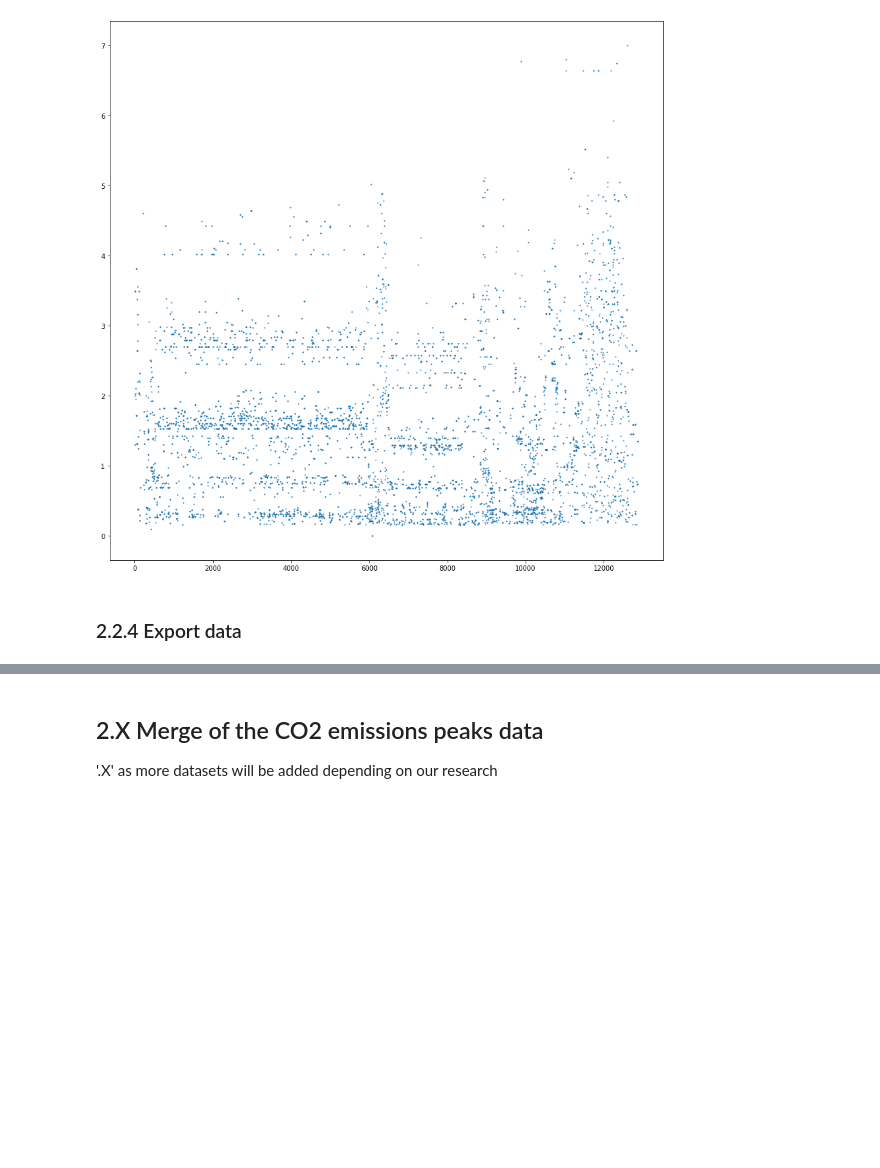
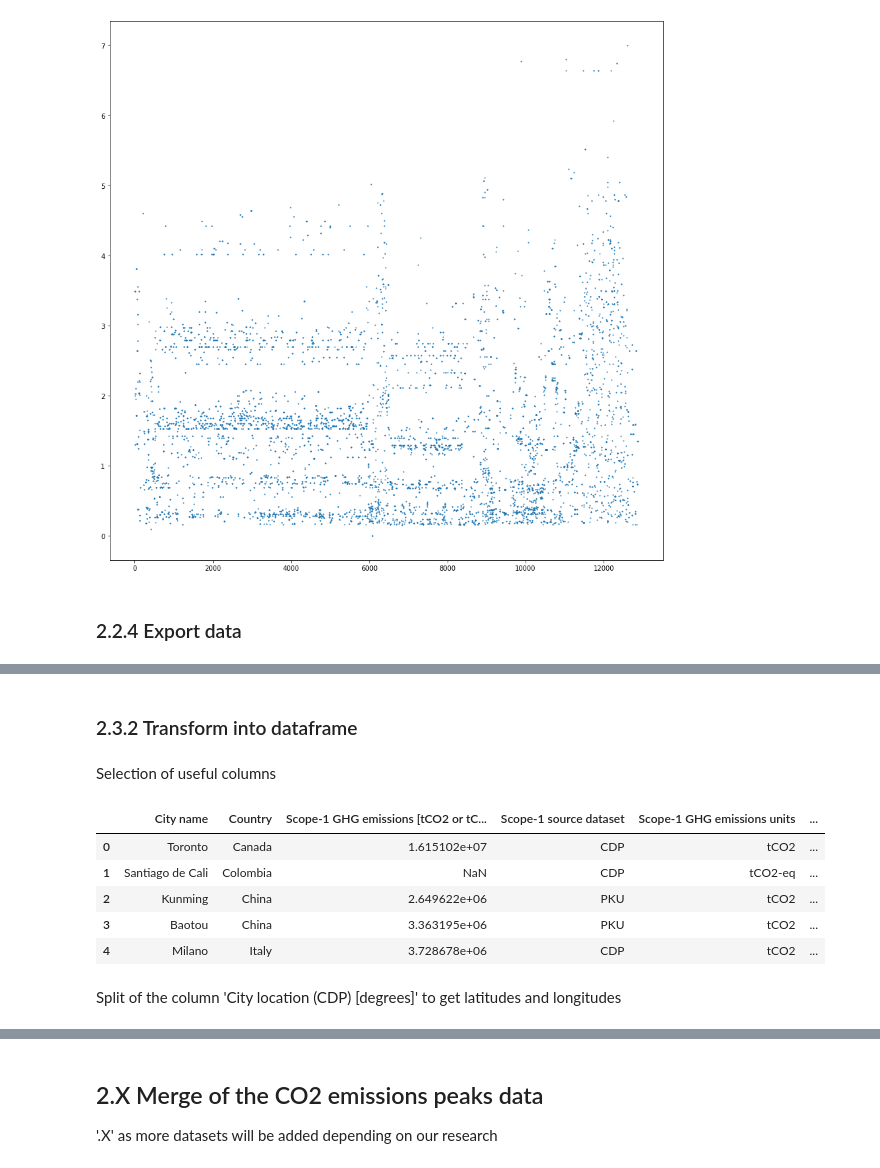
Before and after one commit to dataforgoodfr/batch7_satellite_ges, a Jupyter notebook: notebooks/CO2_emissions_Inventory_data.ipynb, the cells around one changed output, grey strips where cells are left out. Drawn from its saved outputs; the diff is of its cells as text; code cells hidden in the pictures; blank space fills up the shorter version.

```diff
--- a/notebooks/CO2_emissions_Inventory_data.ipynb
+++ b/notebooks/CO2_emissions_Inventory_data.ipynb
@@ -965,0 +997,17 @@ CO2_emissions_coal_plant.to_csv("/content/drive/My Drive/Data For Good/Outputs/C
+# %% [markdown]
+### 2.3.2 Transform into dataframe
+# %% [markdown]
+Selection of useful columns
+# %%
+cities_v1 = cities_v1_preparation[['City name', 'Country', 'Scope-1 GHG emissions [tCO2 or tCO2-eq]', 'Scope-1 source dataset', 'Scope-1 GHG emissions units', 'Year of emission',
+                                   'City location (CDP) [degrees]', 'Population (CDP)', 'Population year (CDP)']]
+cities_v1.head()
+# %% [output]
+|  | City name | Country | Scope-1 GHG emissions [tCO2 or tC... | Scope-1 source dataset | Scope-1 GHG emissions units | ... |
+| 0 | Toronto | Canada | 1.615102e+07 | CDP | tCO2 | ... |
+| 1 | Santiago de Cali | Colombia | NaN | CDP | tCO2-eq | ... |
+| 2 | Kunming | China | 2.649622e+06 | PKU | tCO2 | ... |
+| 3 | Baotou | China | 3.363195e+06 | PKU | tCO2 | ... |
+| 4 | Milano | Italy | 3.728678e+06 | CDP | tCO2 | ... |
+# %% [markdown]
+Split of the column 'City location (CDP) [degrees]' to get latitudes and longitudes
```
Also changed, not shown: parts of 26 cells of this notebook.
